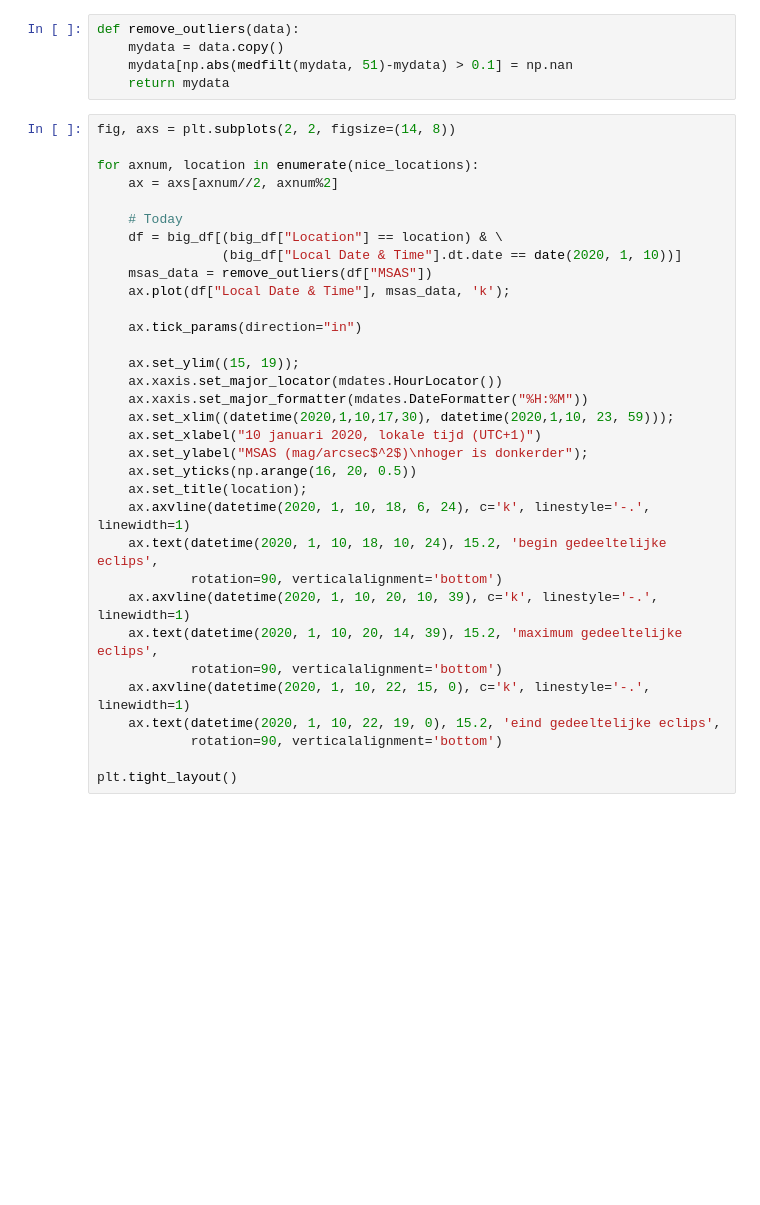
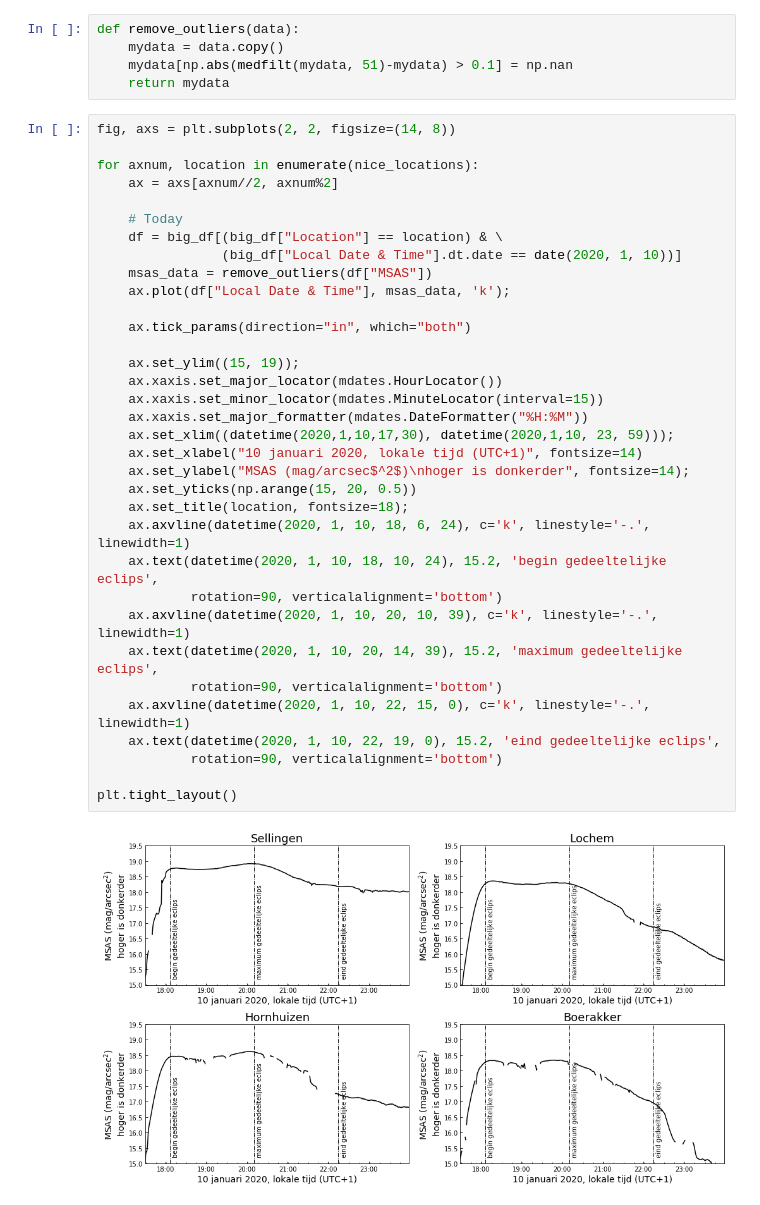
Before and after one commit to tammojan/notebooks, a Jupyter notebook: eclipse/partiallunareclipse.ipynb, the cells around one changed output. Saved outputs shown, nothing was run; the diff lists cells and outputs as text; blank space fills up the shorter version.

```diff
--- a/eclipse/partiallunareclipse.ipynb
+++ b/eclipse/partiallunareclipse.ipynb
@@ -36,33 +36,36 @@ def remove_outliers(data):
 # %%
 fig, axs = plt.subplots(2, 2, figsize=(14, 8))
 
 for axnum, location in enumerate(nice_locations):
     ax = axs[axnum//2, axnum%2]
 
     # Today
     df = big_df[(big_df["Location"] == location) & \
                 (big_df["Local Date & Time"].dt.date == date(2020, 1, 10))]
     msas_data = remove_outliers(df["MSAS"])
     ax.plot(df["Local Date & Time"], msas_data, 'k');
 
-    ax.tick_params(direction="in")
+    ax.tick_params(direction="in", which="both")
 
     ax.set_ylim((15, 19));
     ax.xaxis.set_major_locator(mdates.HourLocator())
+    ax.xaxis.set_minor_locator(mdates.MinuteLocator(interval=15))
     ax.xaxis.set_major_formatter(mdates.DateFormatter("%H:%M"))
     ax.set_xlim((datetime(2020,1,10,17,30), datetime(2020,1,10, 23, 59)));
-    ax.set_xlabel("10 januari 2020, lokale tijd (UTC+1)")
-    ax.set_ylabel("MSAS (mag/arcsec$^2$)\nhoger is donkerder");
-    ax.set_yticks(np.arange(16, 20, 0.5))
-    ax.set_title(location);
+    ax.set_xlabel("10 januari 2020, lokale tijd (UTC+1)", fontsize=14)
+    ax.set_ylabel("MSAS (mag/arcsec$^2$)\nhoger is donkerder", fontsize=14);
+    ax.set_yticks(np.arange(15, 20, 0.5))
+    ax.set_title(location, fontsize=18);
     ax.axvline(datetime(2020, 1, 10, 18, 6, 24), c='k', linestyle='-.', linewidth=1)
     ax.text(datetime(2020, 1, 10, 18, 10, 24), 15.2, 'begin gedeeltelijke eclips',
             rotation=90, verticalalignment='bottom')
     ax.axvline(datetime(2020, 1, 10, 20, 10, 39), c='k', linestyle='-.', linewidth=1)
     ax.text(datetime(2020, 1, 10, 20, 14, 39), 15.2, 'maximum gedeeltelijke eclips',
             rotation=90, verticalalignment='bottom')
     ax.axvline(datetime(2020, 1, 10, 22, 15, 0), c='k', linestyle='-.', linewidth=1)
     ax.text(datetime(2020, 1, 10, 22, 19, 0), 15.2, 'eind gedeeltelijke eclips',
             rotation=90, verticalalignment='bottom')
 
 plt.tight_layout()
+# %% [output]
+[figure, added]
```
